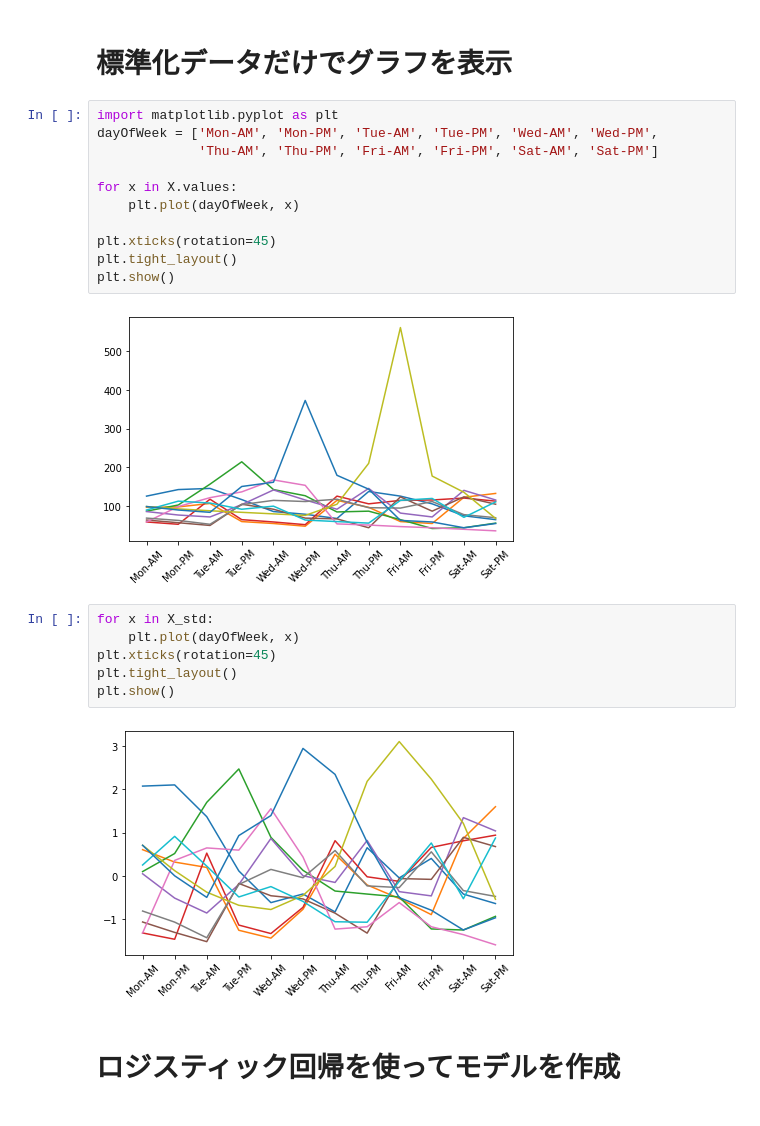
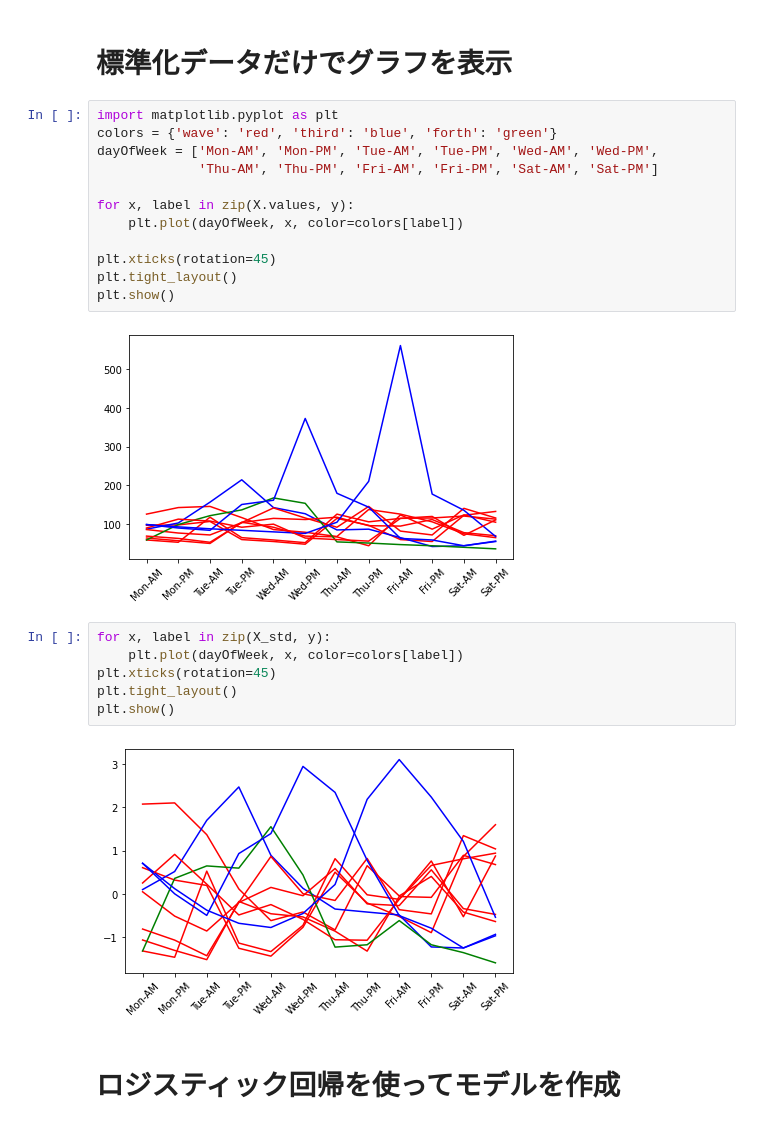
Before and after one commit to acio-o9/python-workspace, a Jupyter notebook: AnimalCrossing_BookPredict.ipynb, the cells around one changed output. Saved outputs shown, nothing was run; the diff lists cells and outputs as text.

```diff
--- a/AnimalCrossing_BookPredict.ipynb
+++ b/AnimalCrossing_BookPredict.ipynb
@@ -62,25 +62,26 @@ array([[ 2.07466539,  2.1020526 ,  1.36891378,  0.11576855, -0.61550555,
 # 標準化データだけでグラフを表示
 # %%
 import matplotlib.pyplot as plt
+colors = {'wave': 'red', 'third': 'blue', 'forth': 'green'}
 dayOfWeek = ['Mon-AM', 'Mon-PM', 'Tue-AM', 'Tue-PM', 'Wed-AM', 'Wed-PM',
              'Thu-AM', 'Thu-PM', 'Fri-AM', 'Fri-PM', 'Sat-AM', 'Sat-PM']
 
-for x in X.values:
-    plt.plot(dayOfWeek, x)
+for x, label in zip(X.values, y):
+    plt.plot(dayOfWeek, x, color=colors[label])
 
 plt.xticks(rotation=45)
 plt.tight_layout()
 plt.show()
 # %% [output]
-[figure, old version]
+[figure, new version]
 # %%
-for x in X_std:
-    plt.plot(dayOfWeek, x)
+for x, label in zip(X_std, y):
+    plt.plot(dayOfWeek, x, color=colors[label])
 plt.xticks(rotation=45)
 plt.tight_layout()
 plt.show()
 # %% [output]
-[figure, old version]
+[figure, new version]
 # %% [markdown]
 # ロジスティック回帰を使ってモデルを作成
 # %%
```
Also changed, not shown: parts of 12 cells of this notebook.
